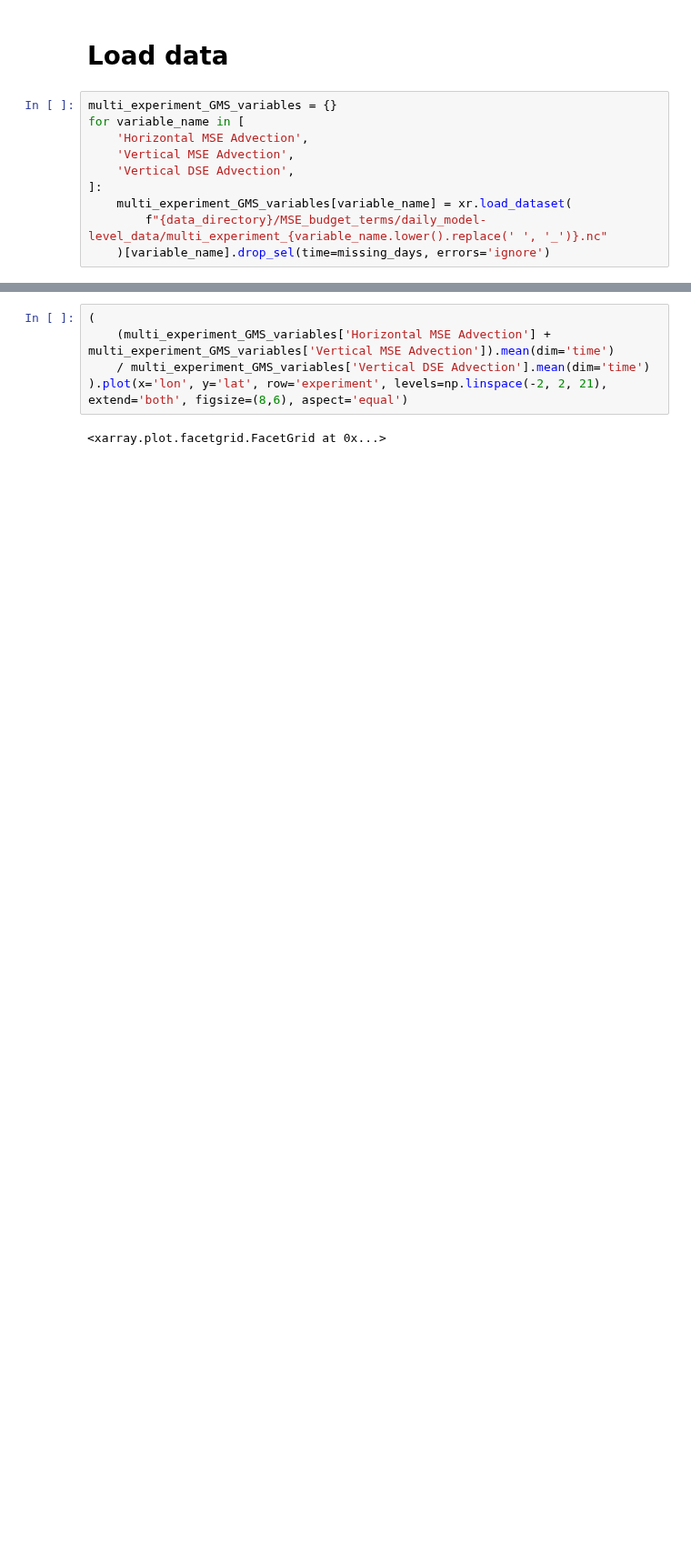
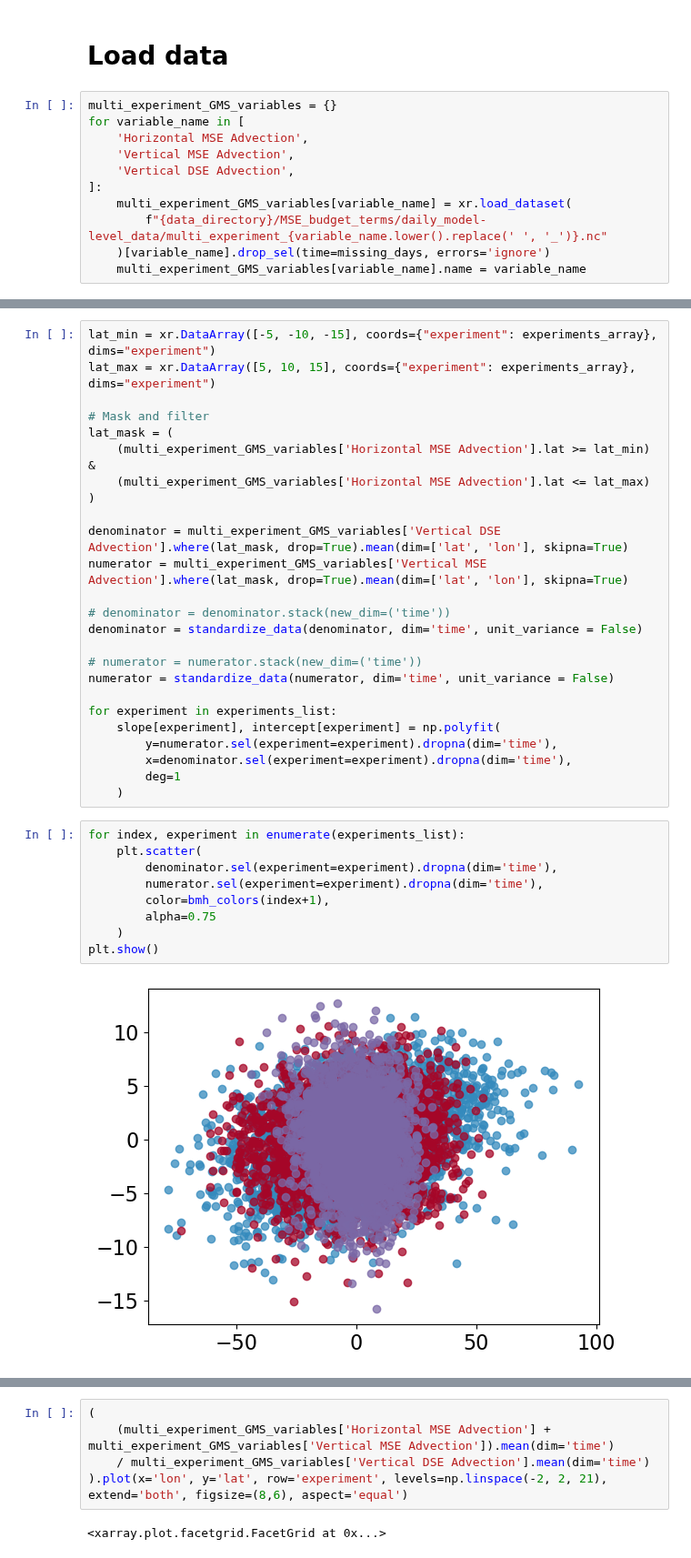
Before and after one commit to spencer-ressel/thesis-work, a Jupyter notebook: python/aquaplanet_analysis/gross_moist_stability_analysis.ipynb, the cells around one changed output, grey strips where cells are left out. Shown at 91% size. Drawn from its saved outputs; the diff is of its cells as text; blank space fills up the shorter version.

```diff
--- a/python/aquaplanet_analysis/gross_moist_stability_analysis.ipynb
+++ b/python/aquaplanet_analysis/gross_moist_stability_analysis.ipynb
@@ -557,6 +558,7 @@ for variable_name in [
     multi_experiment_GMS_variables[variable_name] = xr.load_dataset(
         f"{data_directory}/MSE_budget_terms/daily_model-level_data/multi_experiment_{variable_name.lower().replace(' ', '_')}.nc"
     )[variable_name].drop_sel(time=missing_days, errors='ignore')
+    multi_experiment_GMS_variables[variable_name].name = variable_name
 # %%
 multi_experiment_intraseasonally_filtered_GMS_variables = {}
 
@@ -809,0 +801,36 @@ Saving...                              ✔
+# %%
+lat_min = xr.DataArray([-5, -10, -15], coords={"experiment": experiments_array}, dims="experiment")
+lat_max = xr.DataArray([5, 10, 15], coords={"experiment": experiments_array}, dims="experiment")
+
+# Mask and filter
+lat_mask = (
+    (multi_experiment_GMS_variables['Horizontal MSE Advection'].lat >= lat_min) &
+    (multi_experiment_GMS_variables['Horizontal MSE Advection'].lat <= lat_max)
+)
+
+denominator = multi_experiment_GMS_variables['Vertical DSE Advection'].where(lat_mask, drop=True).mean(dim=['lat', 'lon'], skipna=True)
+numerator = multi_experiment_GMS_variables['Vertical MSE Advection'].where(lat_mask, drop=True).mean(dim=['lat', 'lon'], skipna=True)
+
+# denominator = denominator.stack(new_dim=('time'))
+denominator = standardize_data(denominator, dim='time', unit_variance = False)
+
+# numerator = numerator.stack(new_dim=('time'))
+numerator = standardize_data(numerator, dim='time', unit_variance = False)
+
+for experiment in experiments_list:
+    slope[experiment], intercept[experiment] = np.polyfit(
+        y=numerator.sel(experiment=experiment).dropna(dim='time'),
+        x=denominator.sel(experiment=experiment).dropna(dim='time'),
+        deg=1
+    )
+# %%
+for index, experiment in enumerate(experiments_list):
+    plt.scatter(
+        denominator.sel(experiment=experiment).dropna(dim='time'),
+        numerator.sel(experiment=experiment).dropna(dim='time'),
+        color=bmh_colors(index+1),
+        alpha=0.75
+    )
+plt.show()
+# %% [output]
+[figure, added]
```
Also changed, not shown: parts of 16 cells of this notebook, 1 other file.
